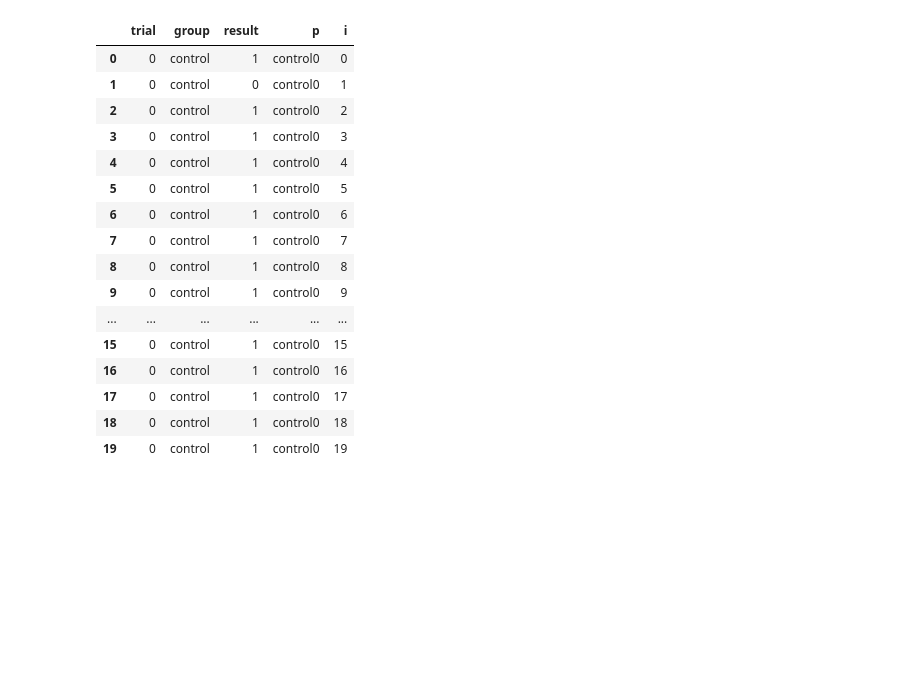
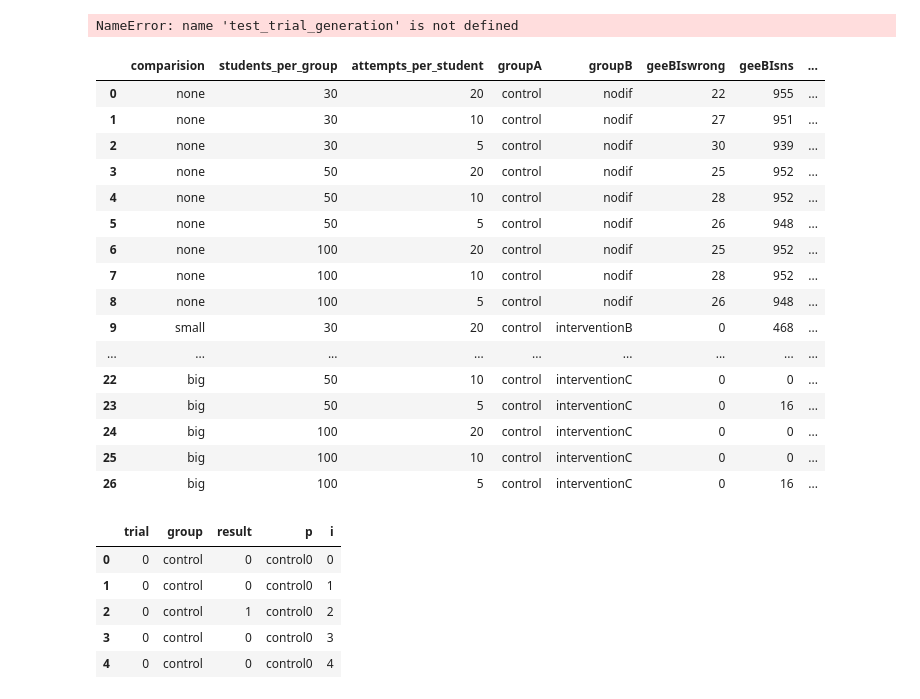
Before and after one commit to ErichBSchulz/IVCTrial, a Jupyter notebook: PowerSimulation.ipynb, the cells around one changed output. Saved outputs shown, nothing was run; the diff lists cells and outputs as text; code cells hidden in the pictures; blank space fills up the shorter version.

Commit message:
major refactor and tidy, priliminary tests

```diff
--- a/PowerSimulation.ipynb
+++ b/PowerSimulation.ipynb
@@ -159,0 +183,35 @@ plt.show()
+# %%
+def test_trial_generation(groups, subject_n = 5, attempt_n = 5, trials = 1000, plots = True):
+    global verbosity
+    verbosity = 10 if trials < 3 else 6 if trials < 10 else 2  # range of 0-10
+    print(f"verbosity: {verbosity}")
+    print(f"{trials} trials sampling {subject_n} for each of {len(groups)} groups out of {sac.shape[0]} students, each having {attempt_n} attempts")
+    td, partd, ad, totals = generate_trial_data(subject_n, attempt_n, trials, groups, sac)
+
+    def sumarise_trial(totals, attempts_per_group):
+        results_percents = {}
+        for group, result in totals.items():
+            print(group, result)
+            results_percents[group] = 100*result/attempts_per_group
+        print(results_percents)
+    sumarise_trial(totals, attempts_per_group=subject_n*attempt_n*trials)
+    if plots:
+        whisker = 5
+        ax = sns.boxplot(x="group", y="result", data=td, whis=[whisker, 100-whisker])
+        #ax = sns.swarmplot(x="group", y="result", data=td)
+        ax = sns.violinplot(x="group", y="result", data=td)
+
+        plt.title(f"Successful attempts in each arm of {trials} trials of {subject_n} students, each having {attempt_n} attempts. (Whiskers at {whisker}% and {100-whisker}%)")
+        plt.show()
+
+        pd.crosstab(ad.result, ad.i).plot(kind='bar')
+        plt.title("Success per iteration")
+        plt.show()
+
+        ad.groupby(['group', 'i']).result.sum().plot(stacked=True,kind='bar')
+        plt.title("Success per iteration")
+        plt.show()
+    return td, partd, ad
+
+groups = {"control": 0, "interventionA":0.1, "interventionB":0.2, "interventionC":0.6, "nodif": 0}
+td, partd, ad = test_trial_generation(groups, plots = False)
@@ -274,0 +310,5 @@ evaulate_test(ad)
+# %%
+groups = {"control": 0, "interventionA":0.1, "interventionB":0.2, "interventionC":0.6, "interventionD": 0.8, "nodif": 0}
+td, partd, ad = test_trial_generation(groups, subject_n = 200, attempt_n = 20, trials = 1000, plots = True)
+# %% [output]
+NameError: name 'test_trial_generation' is not defined
@@ -275,20 +353,29 @@ evaulate_test(ad)
+# %%
+test1
+# %% [output]
+|  | comparision | students_per_group | attempts_per_student | groupA | groupB | geeBIswrong | geeBIsns | ... |
+| 0 | none | 30 | 20 | control | nodif | 22 | 955 | ... |
+| 1 | none | 30 | 10 | control | nodif | 27 | 951 | ... |
+| 2 | none | 30 | 5 | control | nodif | 30 | 939 | ... |
+| 3 | none | 50 | 20 | control | nodif | 25 | 952 | ... |
+| 4 | none | 50 | 10 | control | nodif | 28 | 952 | ... |
+| 5 | none | 50 | 5 | control | nodif | 26 | 948 | ... |
+| 6 | none | 100 | 20 | control | nodif | 25 | 952 | ... |
+| 7 | none | 100 | 10 | control | nodif | 28 | 952 | ... |
+| 8 | none | 100 | 5 | control | nodif | 26 | 948 | ... |
+| 9 | small | 30 | 20 | control | interventionB | 0 | 468 | ... |
+| ... | ... | ... | ... | ... | ... | ... | ... | ... |
+| 22 | big | 50 | 10 | control | interventionC | 0 | 0 | ... |
+| 23 | big | 50 | 5 | control | interventionC | 0 | 16 | ... |
+| 24 | big | 100 | 20 | control | interventionC | 0 | 0 | ... |
+| 25 | big | 100 | 10 | control | interventionC | 0 | 0 | ... |
+| 26 | big | 100 | 5 | control | interventionC | 0 | 16 | ... |
 # %%
-ad.head(20)
+ad.head()
 # %% [output]
 |  | trial | group | result | p | i |
-| 0 | 0 | control | 1 | control0 | 0 |
+| 0 | 0 | control | 0 | control0 | 0 |
 | 1 | 0 | control | 0 | control0 | 1 |
 | 2 | 0 | control | 1 | control0 | 2 |
-| 3 | 0 | control | 1 | control0 | 3 |
-| 4 | 0 | control | 1 | control0 | 4 |
-| 5 | 0 | control | 1 | control0 | 5 |
-| 6 | 0 | control | 1 | control0 | 6 |
-| 7 | 0 | control | 1 | control0 | 7 |
-| 8 | 0 | control | 1 | control0 | 8 |
-| 9 | 0 | control | 1 | control0 | 9 |
-| ... | ... | ... | ... | ... | ... |
-| 15 | 0 | control | 1 | control0 | 15 |
-| 16 | 0 | control | 1 | control0 | 16 |
-| 17 | 0 | control | 1 | control0 | 17 |
-| 18 | 0 | control | 1 | control0 | 18 |
-| 19 | 0 | control | 1 | control0 | 19 |
+| 3 | 0 | control | 0 | control0 | 3 |
+| 4 | 0 | control | 0 | control0 | 4 |
```
Also changed, not shown: parts of 14 cells of this notebook, 1 other file.
